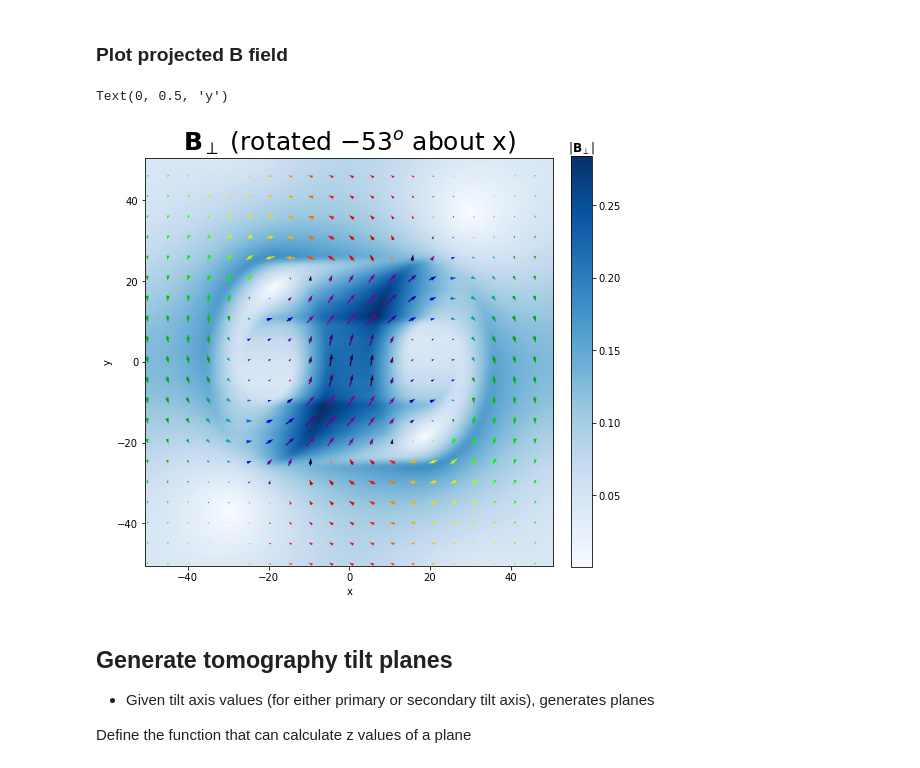
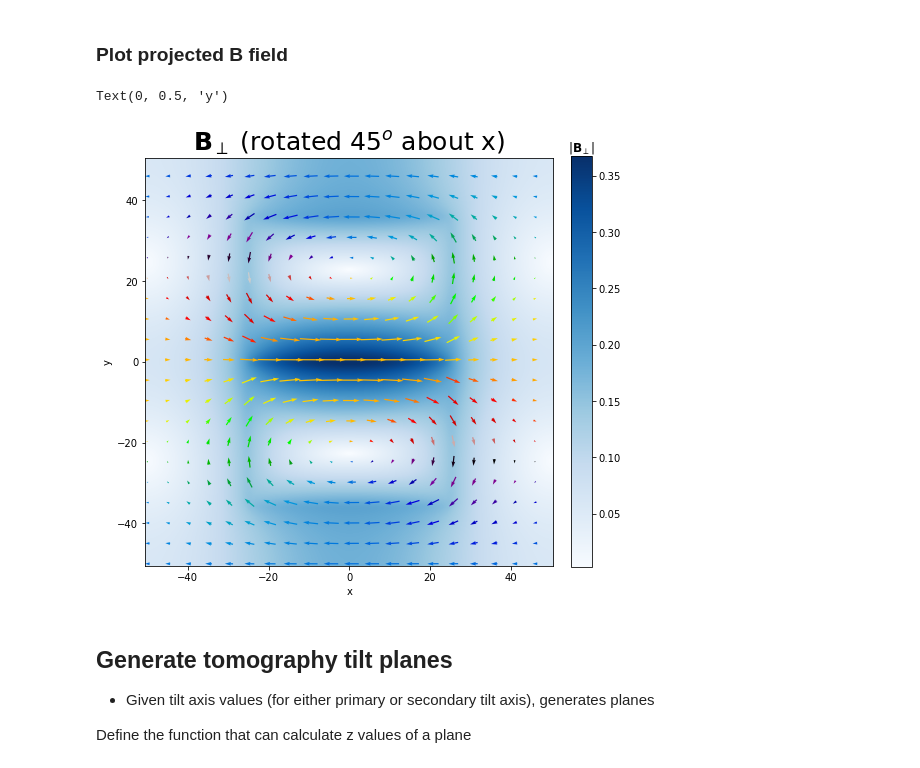
Before and after one commit to grlewis333/phd-work, a Jupyter notebook: holo-sim.ipynb, the cells around one changed output. Cells and saved outputs as stored; diff of their text form; code cells hidden in the pictures.

```diff
--- a/holo-sim.ipynb
+++ b/holo-sim.ipynb
@@ -350,34 +439,41 @@ def rotation_projection(MX,MY,MZ, angle):
 # plot rotated magnetic components
 %matplotlib inline
 
-angle = -53
+angle = 45
 Mxr, Myr, Mzr = rotation_projection(MX,MY,MZ,angle)
-
-#f, [ax1,ax2,ax3] = plt.subplots(ncols=1,nrows=3, figsize=(8, 8))
+#Mxr = np.flipud(Mxr)
+# Set up figure
 fig = plt.figure(figsize=(12, 12))
 grid = plt.GridSpec(3, 4)
-
 ax1 = fig.add_subplot(grid[0, 0])
 ax2 = fig.add_subplot(grid[1, 0])
 ax3 = fig.add_subplot(grid[2, 0])
 ax4 = fig.add_subplot(grid[:, 1:])
 
-pos =  ax1.imshow(Mxr, vmin=-1,vmax=1, extent=[x_begin, x_end, y_begin, y_end],cmap='RdBu');
+# plot Mx
+pos =  ax1.imshow(np.flipud(Mxr), vmin=-1,vmax=1, extent=[x_begin, x_end, y_begin, y_end],cmap='RdBu');
 ax1.set_title('Mx'); ax1.set_xlabel('x');ax1.set_ylabel('y'); fig.colorbar(pos,ax=ax1,fraction=0.046, pad=0.04)
 
-pos = ax2.imshow(Myr, vmin=-1,vmax=1,extent=[x_begin, x_end, y_begin, y_end],cmap='RdBu');
+# Plot My
+pos = ax2.imshow(np.flipud(Myr), vmin=-1,vmax=1,extent=[x_begin, x_end, y_begin, y_end],cmap='RdBu');
 ax2.set_title('My'); ax2.set_xlabel('x');ax2.set_ylabel('y'); fig.colorbar(pos,ax=ax2,fraction=0.046, pad=0.04)
 
-pos = ax3.imshow(Mzr, vmin=-1,vmax=1,extent=[x_begin, x_end, y_begin, y_end],cmap='RdBu');
+#Plot Mz
+pos = ax3.imshow(np.flipud(Mzr), vmin=-1,vmax=1,extent=[x_begin, x_end, y_begin, y_end],cmap='RdBu');
 ax3.set_title('Mz'); ax3.set_xlabel('x');ax3.set_ylabel('y'); fig.colorbar(pos,ax=ax3,fraction=0.046, pad=0.04)
 
+# Plot projection
 s=10
 size = 1/10
 mag_B = np.hypot(Mxr,Myr)
-pos = ax4.imshow(mag_B,extent=[x_begin, x_end, y_begin, y_end],cmap='Blues', vmin=0,vmax=1)
+
+    # M magnitude plot
+pos = ax4.imshow(np.flipud(mag_B),extent=[x_begin, x_end, y_begin, y_end],cmap='Blues', vmin=0,vmax=1)
 clb = fig.colorbar(pos,ax=ax4,fraction=0.046, pad=0.04,extend='both')
 clb.ax.set_title(r'|$\bf{M}$$_\perp$|')
-ax4.quiver(X[::s,::s,0],Y[::s,::s,0],Mxr[::s,::s],Myr[::s,::s],scale = 1/size)
+
+    # Vector plot
+ax4.quiver(x_proj[::s,::s],y_proj[::s,::s],Mxr[::s,::s],Myr[::s,::s],scale = 1/size)
 ax4.set_title(r'$\bf{M}$$_\perp$ for %i$^{\circ}$ rotation about x' % angle,fontsize=16); ax4.set_xlabel('x');ax4.set_ylabel('y');
 
 plt.tight_layout()
@@ -514,7 +630,7 @@ nume =  ((Xft**2)+(Yft**2))
 dnom =  ((Xft**2)+(Yft**2)+(sx**2)*(kx**2)+(sy**2)*(ky**2))**2
 cross = -ft_my*Xft+ft_mx*Yft
 ft_phase = np.array(const*cross*nume/dnom)
-phase = np.fft.ifft2(ft_phase).real.T
+phase = np.fft.ifft2(ft_phase).real
 # %% [markdown]
 ### Plot phase
 # %%
@@ -560,28 +676,29 @@ mag_B = np.hypot(b_field_x,b_field_y)
 ### Plot projected B field
 # %%
 skip_arrow = 5
-size_arrow = 0.14
+size_arrow = 0.2
 
 f, ax = plt.subplots(ncols=1, figsize=(8, 8))
 
 pos = ax.imshow(mag_B,origin='lower', extent=[x_begin, x_end, y_begin,y_end],interpolation='spline16', cmap='Blues')
 clb = f.colorbar(pos, ax=ax,fraction=0.046, pad=0.04)
 clb.ax.set_title(r'|$\bf{B}$$_\perp$|')
 
+
 plt.quiver(x_proj[::skip_arrow, ::skip_arrow],
            y_proj[::skip_arrow, ::skip_arrow],
-           -b_field_x[::skip_arrow, ::skip_arrow],
-           -b_field_y[::skip_arrow, ::skip_arrow],
+           b_field_x[::skip_arrow, ::skip_arrow],
+           b_field_y[::skip_arrow, ::skip_arrow],
            np.arctan2(b_field_x[::skip_arrow, ::skip_arrow],
                       b_field_y[::skip_arrow, ::skip_arrow]),
           scale = 1/size_arrow, cmap='nipy_spectral', pivot='mid')
 
-ax.set_title(r'$\bf{B}$$_\perp$ (rotated $-53^o$ about x)', fontsize=25)
+ax.set_title(r'$\bf{B}$$_\perp$ (rotated $%i^o$ about x)' % angle, fontsize=25)
 ax.set_xlabel('x')
 ax.set_ylabel('y')
 # %% [output]
 Text(0, 0.5, 'y')
-[figure, old version]
+[figure, new version]
 # %% [markdown]
 ## Generate tomography tilt planes
 - Given tilt axis values (for either primary or secondary tilt axis), generates planes
```
Also changed, not shown: parts of 13 cells of this notebook.
